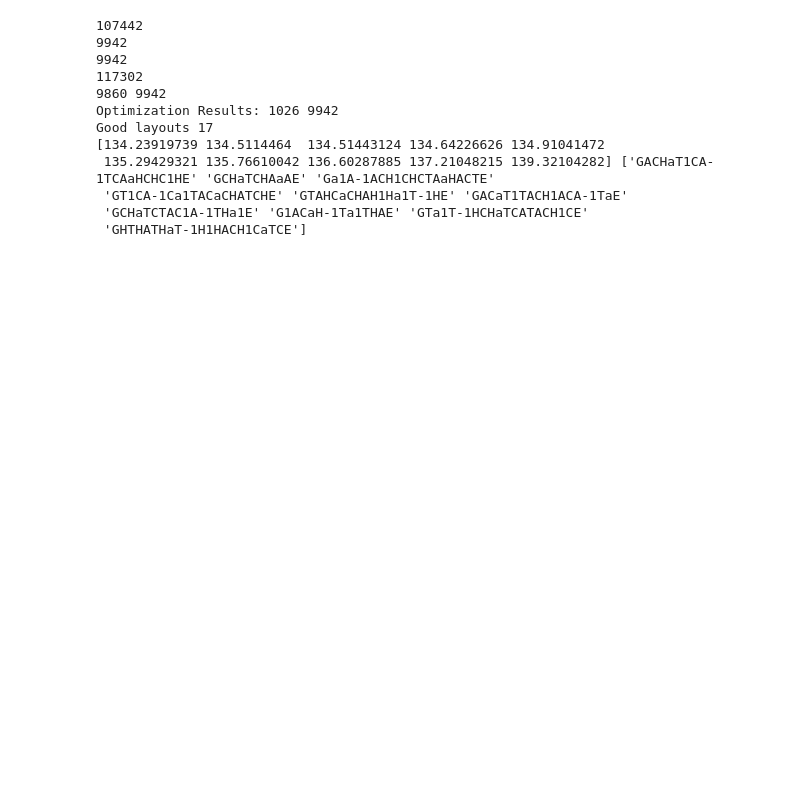
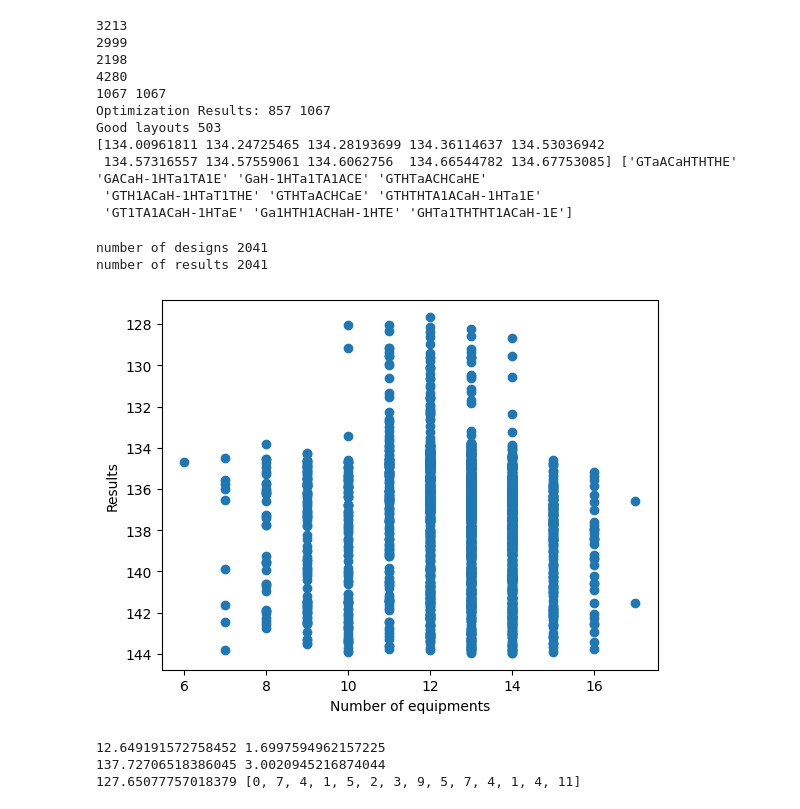
Before and after one commit to ATKuom/Python-Code, a Jupyter notebook: ZW_data_analysis.ipynb, the cells around one changed output. Saved outputs shown, nothing was run; the diff lists cells and outputs as text; code cells hidden in the pictures; blank space fills up the shorter version.

```diff
--- a/ZW_data_analysis.ipynb
+++ b/ZW_data_analysis.ipynb
@@ -3,9 +3,9 @@
 from thermo_validity import validity
 import numpy as np
 cutoff = 143.957
-p_dataset = np.load("202408222227_GPT_batch100_lr1e-03/M1_data_11.npy", allow_pickle=True)
-generated = np.load("202408222227_GPT_batch100_lr1e-03/initial_10k.npy",allow_pickle=True)
-results = np.load("202408222227_GPT_batch100_lr1e-03/results_initial_10k.npy")
+p_dataset = np.load("GPT_FA/M2_data_7.npy", allow_pickle=True)
+generated = np.load("GPT_FA/generated_M2_7.npy",allow_pickle=True)
+results = np.load("GPT_FA/results_candidates_7.npy")
 print(len(p_dataset))
 valid = validity(generated)
 print(len(valid))
@@ -31,18 +31,49 @@ sorted_results = good_results[indices]
 sorted_layouts = good_layouts[indices]
 print(sorted_results[:10], sorted_layouts[:10])
 # %% [output]
-107442
-9942
-9942
-117302
-9860 9942
-Optimization Results: 1026 9942
-Good layouts 17
-[134.23919739 134.5114464  134.51443124 134.64226626 134.91041472
- 135.29429321 135.76610042 136.60287885 137.21048215 139.32104282] ['GACHaT1CA-1TCAaHCHC1HE' 'GCHaTCHAaAE' 'Ga1A-1ACH1CHCTAaHACTE'
- 'GT1CA-1Ca1TACaCHATCHE' 'GTAHCaCHAH1Ha1T-1HE' 'GACaT1TACH1ACA-1TaE'
- 'GCHaTCTAC1A-1THa1E' 'G1ACaH-1Ta1THAE' 'GTa1T-1HCHaTCATACH1CE'
- 'GHTHATHaT-1H1HACH1CaTCE']
+3213
+2999
+2198
+4280
+1067 1067
+Optimization Results: 857 1067
+Good layouts 503
+[134.00961811 134.24725465 134.28193699 134.36114637 134.53036942
+ 134.57316557 134.57559061 134.6062756  134.66544782 134.67753085] ['GTaACaHTHTHE' 'GACaH-1HTa1TA1E' 'GaH-1HTa1TA1ACE' 'GTHTaACHCaHE'
+ 'GTH1ACaH-1HTaT1THE' 'GTHTaACHCaE' 'GTHTHTA1ACaH-1HTa1E'
+ 'GT1TA1ACaH-1HTaE' 'Ga1HTH1ACHaH-1HTE' 'GHTa1THTHT1ACaH-1E']
+# %%
+import numpy as np
+import config
+designs = np.load(config.DATA_DIRECTORY/"v22DF_m2_layouts.npy", allow_pickle=True)
+results = np.load(config.DATA_DIRECTORY/"v22DF_m2_results.npy", allow_pickle=True)
+
+from split_functions import string_to_equipment
+equipments = string_to_equipment(designs)
+print ("number of designs", len(equipments))
+print("number of results", len(results))
+lengths = []
+for i in range(len(equipments)):
+    lengths.append(len(equipments[i])-2)
+lengths = np.array(lengths)
+import matplotlib.pyplot as plt
+plt.scatter(lengths, results)
+plt.xlabel("Number of equipments")
+plt.ylabel("Results")
+plt.gca().invert_yaxis()
+plt.show()
+print(np.mean(lengths), np.std(lengths))
+print(np.mean(results), np.std(results))
+#the minimum result and the corresponding design
+min_index = np.argmin(results)
+print(results[min_index], equipments[min_index])
+# %% [output]
+number of designs 2041
+number of results 2041
+[figure, added]
+12.649191572758452 1.6997594962157225
+137.72706518386045 3.0020945216874044
+127.65077757018379 [0, 7, 4, 1, 5, 2, 3, 9, 5, 7, 4, 1, 4, 11]
 # %%
 ### Broken ones
 results = np.load("202407151312_GPT_NA/results_candidates_3.npy")
```
Also changed, not shown: 7 other files.
